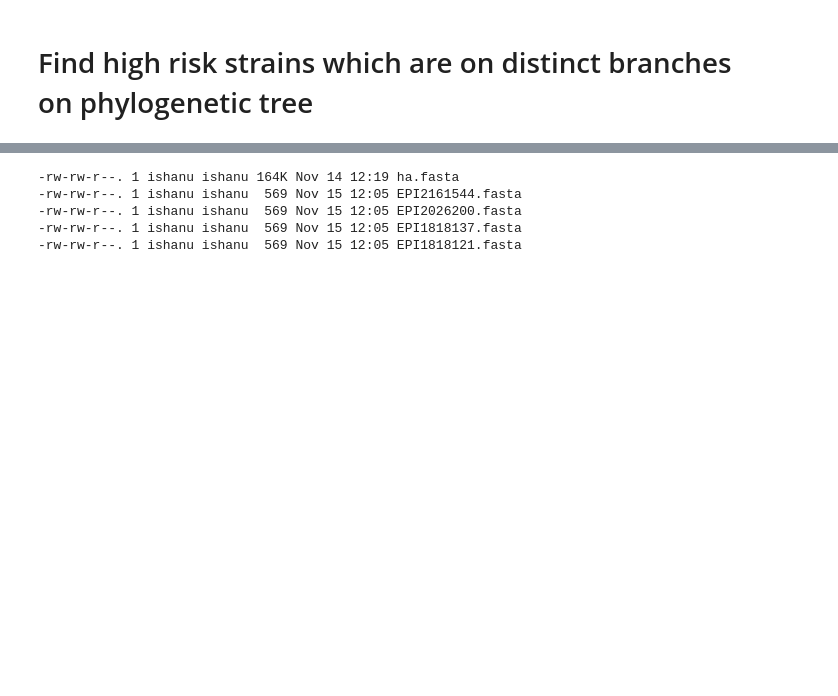
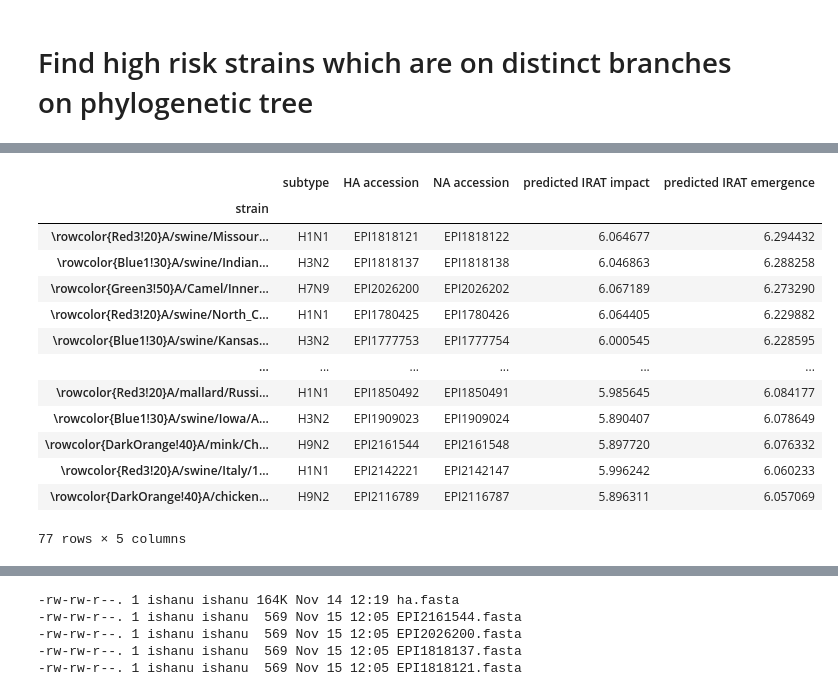
Before and after one commit to zeroknowledgediscovery/emergenet, a Jupyter notebook: irat_qnet/results/animal_predictions/phylotree_for_risky_strains-final.ipynb, the cells around one changed output, grey strips where cells are left out. Saved outputs shown, nothing was run; the diff lists cells and outputs as text; code cells hidden in the pictures; blank space fills up the shorter version.

```diff
--- a/irat_qnet/results/animal_predictions/phylotree_for_risky_strains-final.ipynb
+++ b/irat_qnet/results/animal_predictions/phylotree_for_risky_strains-final.ipynb
@@ -493,0 +552,24 @@ ax
+# %%
+COLDICT={'H1N1':'Red3!20','H3N2':'Blue1!30','H7N9':'Green3!50','H9N2':'DarkOrange!40'}
+def rowcolor(row):
+    return '\\rowcolor{' + COLDICT[row.subtype]+'}' + row['strain']
+
+highrisknamesdf1 = highrisknamesdf.reset_index(drop=False)
+highrisknamesdf1['strain']=highrisknamesdf1.apply(rowcolor,axis=1)
+highrisknamesdf1=highrisknamesdf1.set_index('strain')
+highrisknamesdf1
+# %% [output]
+|  | subtype | HA accession | NA accession | predicted IRAT impact | predicted IRAT emergence |
+| strain |  |  |  |  |  |
+| \rowcolor{Red3!20}A/swine/Missour... | H1N1 | EPI1818121 | EPI1818122 | 6.064677 | 6.294432 |
+| \rowcolor{Blue1!30}A/swine/Indian... | H3N2 | EPI1818137 | EPI1818138 | 6.046863 | 6.288258 |
+| \rowcolor{Green3!50}A/Camel/Inner... | H7N9 | EPI2026200 | EPI2026202 | 6.067189 | 6.273290 |
+| \rowcolor{Red3!20}A/swine/North_C... | H1N1 | EPI1780425 | EPI1780426 | 6.064405 | 6.229882 |
+| \rowcolor{Blue1!30}A/swine/Kansas... | H3N2 | EPI1777753 | EPI1777754 | 6.000545 | 6.228595 |
+| ... | ... | ... | ... | ... | ... |
+| \rowcolor{Red3!20}A/mallard/Russi... | H1N1 | EPI1850492 | EPI1850491 | 5.985645 | 6.084177 |
+| \rowcolor{Blue1!30}A/swine/Iowa/A... | H3N2 | EPI1909023 | EPI1909024 | 5.890407 | 6.078649 |
+| \rowcolor{DarkOrange!40}A/mink/Ch... | H9N2 | EPI2161544 | EPI2161548 | 5.897720 | 6.076332 |
+| \rowcolor{Red3!20}A/swine/Italy/1... | H1N1 | EPI2142221 | EPI2142147 | 5.996242 | 6.060233 |
+| \rowcolor{DarkOrange!40}A/chicken... | H9N2 | EPI2116789 | EPI2116787 | 5.896311 | 6.057069 |
+77 rows × 5 columns
```
Also changed, not shown: parts of 15 cells of this notebook, 20 other files.
